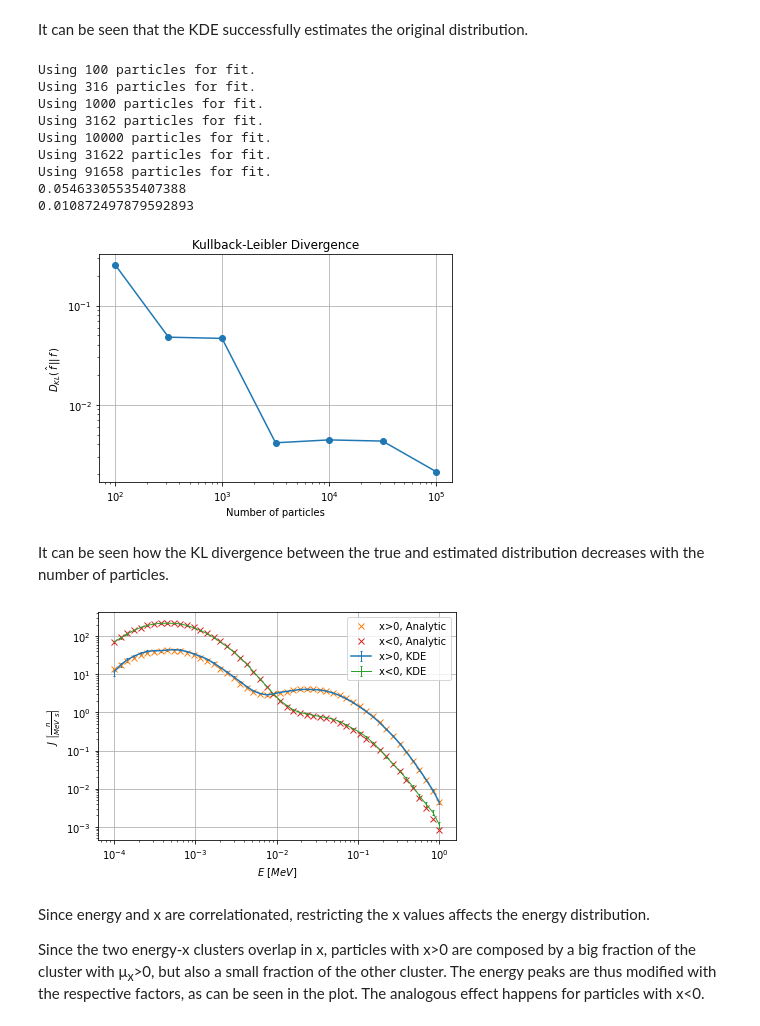
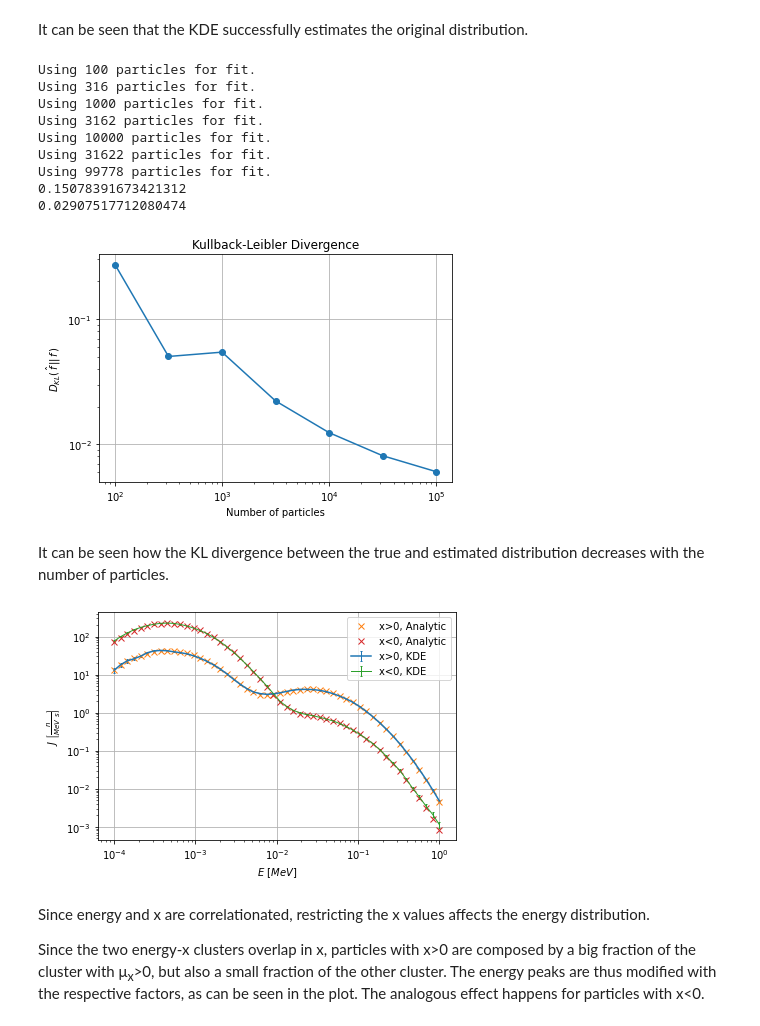
Before and after one commit to KDSource/KDSource, a Jupyter notebook: docs/examples/Verification_surfcirc.ipynb, the cells around one changed output. Drawn from its saved outputs; the diff is of its cells as text; code cells hidden in the pictures.

```diff
--- a/docs/examples/Verification_surfcirc.ipynb
+++ b/docs/examples/Verification_surfcirc.ipynb
@@ -155,8 +155,7 @@ plist = kds.PList(samples)
 # Geometry: define metrics for variables
 geom = kds.Geometry([kds.geom.Lethargy(E0),
                      kds.geom.SurfCircle(),
-                     kds.geom.Isotrop(),
-                     kds.geom.Time()])
+                     kds.geom.Isotrop(),])
 # Create KDSource
 s = kds.KDSource(plist, geom, kernel='epa')
 # %% [output]
@@ -204,7 +202,7 @@ Optimal bw (silv) = [[0.24469265 4.04574949 3.05137918 0.15510959 0.15510959 0.1
 
 s.bw_method = "mlcv"
 seed = None # Default: Use the Silverman's Rule as seed
-grid = np.logspace(-0.3,-0.1,10)
+grid = np.logspace(-0.2,0.0,10)
 
 N_cv = int(1E4) # Use a smaller N to reduce computation times
 s.fit(N_cv, scaling=scaling, seed=seed, grid=grid)
@@ -419,40 +416,40 @@ Using 1000 particles for fit.
 Using 3162 particles for fit.
 Using 10000 particles for fit.
 Using 31622 particles for fit.
-Using 91658 particles for fit.
-0.05463305535407388
-0.010872497879592893
+Using 99778 particles for fit.
+0.15078391673421312
+0.02907517712080474
-[figure, old version]
+[figure, new version]
 # %% [markdown]
 It can be seen how the KL divergence between the true and estimated distribution decreases with the number of particles.
 # %%
 # Plot correlation with x
 
 # Vectors to separate x<0 and x>0
 # Vec: [u, x,y, dx,dy,dz, t]
-vec0 = [-np.inf,0,-np.inf,-1,-1,-1, 0]
-vec1 = [np.inf,0,np.inf,1,1,1, np.inf]
+vec0 = [-np.inf,0,-np.inf,-1,-1,-1]
+vec1 = [np.inf,0,np.inf,1,1,1]
 # Part: [E, x,y,z, dx,dy,dz, t]
-part0 = [0,0,-np.inf,-np.inf,-1,-1,-1, 0]
-part1 = [np.inf,0,np.inf,np.inf,1,1,1, np.inf]
+part0 = [0,0,-np.inf,-np.inf,-1,-1,-1]
+part1 = [np.inf,0,np.inf,np.inf,1,1,1]
 
 # Plot only particles with x > 0
 fig,scores = s.plot_E(EE, vec0=vec0, label="x>0, KDE")
 plt.gca().lines[0].set_linewidth(1.5)
 plt.plot(EE, (1-f)*pdf_1+f*pdf_2, 'x', linewidth=1.5, label="x>0, Analytic")
 
 # Plot only particles with x < 0
 fig,scores = s.plot_E(EE, vec1=vec1, label="x<0, KDE")
 plt.gca().lines[0].set_linewidth(1.5)
 plt.plot(EE, f*pdf_1+(1-f)*pdf_2, 'x', linewidth=1.5, label="x<0, Analytic")
 
 plt.grid()
 plt.legend()
 plt.tight_layout()
 plt.savefig("E-correl.pdf")
 plt.show()
 # %% [output]
-[figure, old version]
+[figure, new version]
 # %% [markdown]
 Since energy and x are correlationated, restricting the x values affects the energy distribution.
 
```
Also changed, not shown: parts of 11 cells of this notebook.
